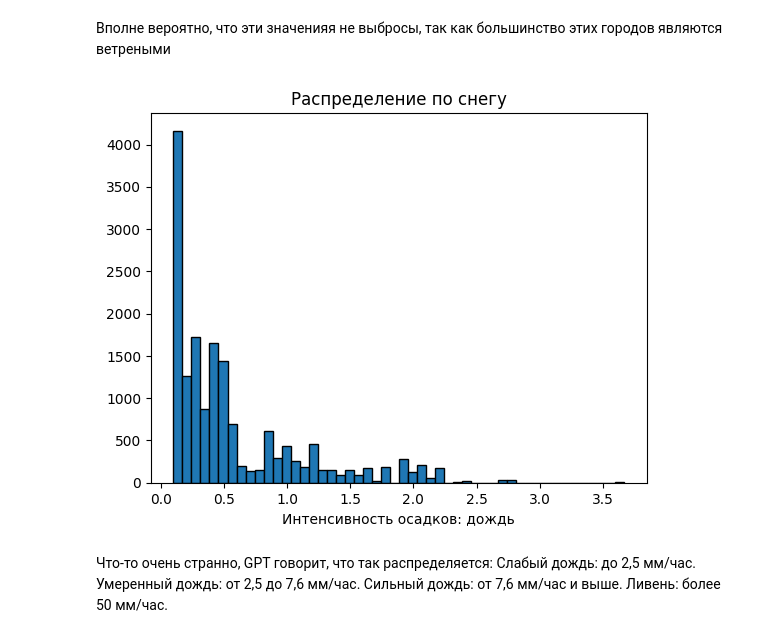
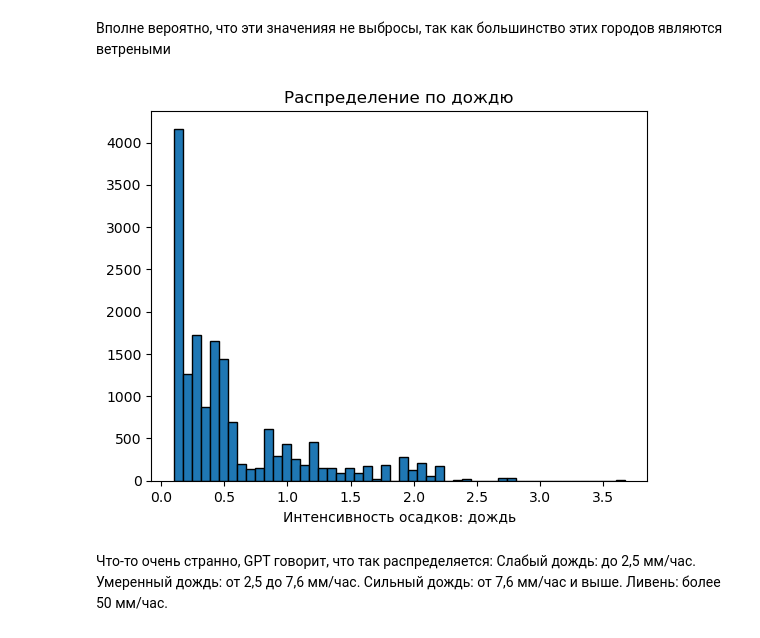
Before and after one commit to Alex12345432141242/abort-404, a Jupyter notebook: 5-verst.ipynb, the cells around one changed output. Saved outputs shown, nothing was run; the diff lists cells and outputs as text; code cells hidden in the pictures.

```diff
--- a/5-verst.ipynb
+++ b/5-verst.ipynb
@@ -208,11 +221,11 @@ Name: count, dtype: int64
 Вполне вероятно, что эти значенияя не выбросы, так как большинство этих городов являются ветреными
 # %%
 plt.hist(new_df['rain.1h'], bins=50, edgecolor='black')
-plt.title('Распределение по снегу')
+plt.title('Распределение по дождю')
 plt.xlabel('Интенсивность осадков: дождь')
 plt.show()
 # %% [output]
-[figure, old version]
+[figure, new version]
 # %% [markdown]
 Что-то очень странно, GPT говорит, что так распределяется:
 Слабый дождь: до 2,5 мм/час.
```
Also changed, not shown: parts of 16 cells of this notebook.
